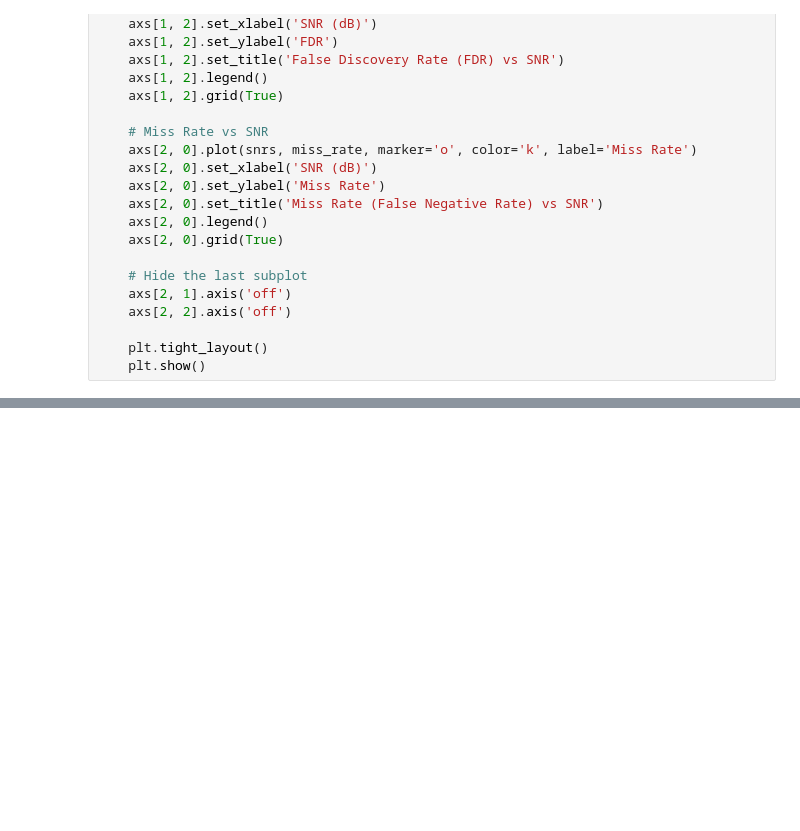
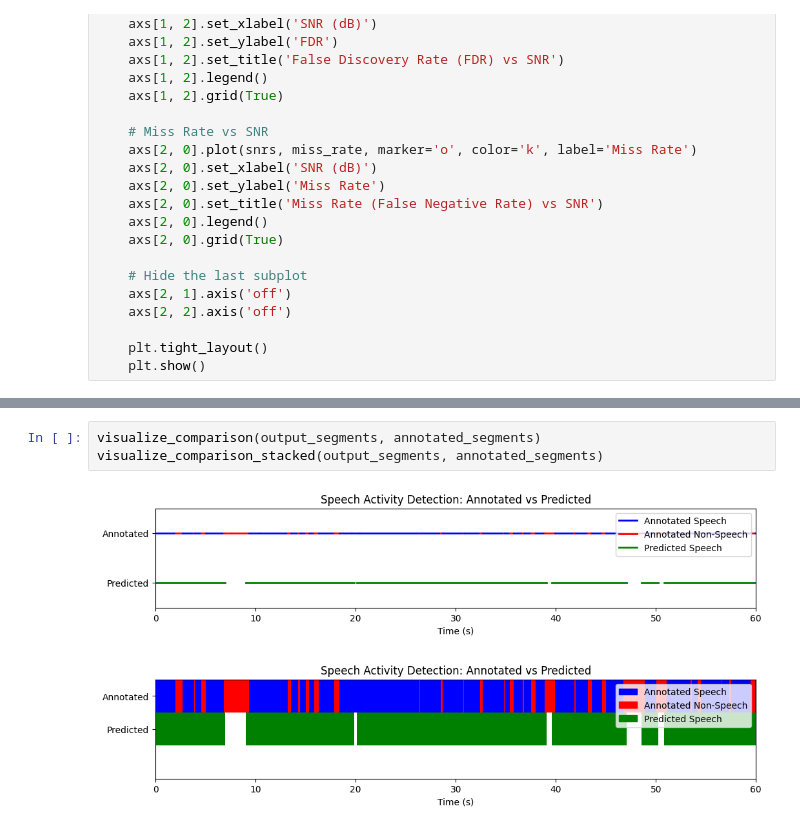
Before and after one commit to sOR-o/Voice-Activity-Detection, a Jupyter notebook: models/funasr-vad-evaluation.ipynb, the cells around one changed output, grey strips where cells are left out. Saved outputs shown, nothing was run; the diff lists cells and outputs as text; blank space fills up the shorter version.

```diff
--- a/models/funasr-vad-evaluation.ipynb
+++ b/models/funasr-vad-evaluation.ipynb
@@ -324,0 +344,6 @@ def visualize_metrics_vs_SNR(low, high):
+# %%
+visualize_comparison(output_segments, annotated_segments)
+visualize_comparison_stacked(output_segments, annotated_segments)
+# %% [output]
+[figure, added]
+[figure, added]
```
Also changed, not shown: parts of 5 cells of this notebook, 7 other files.
